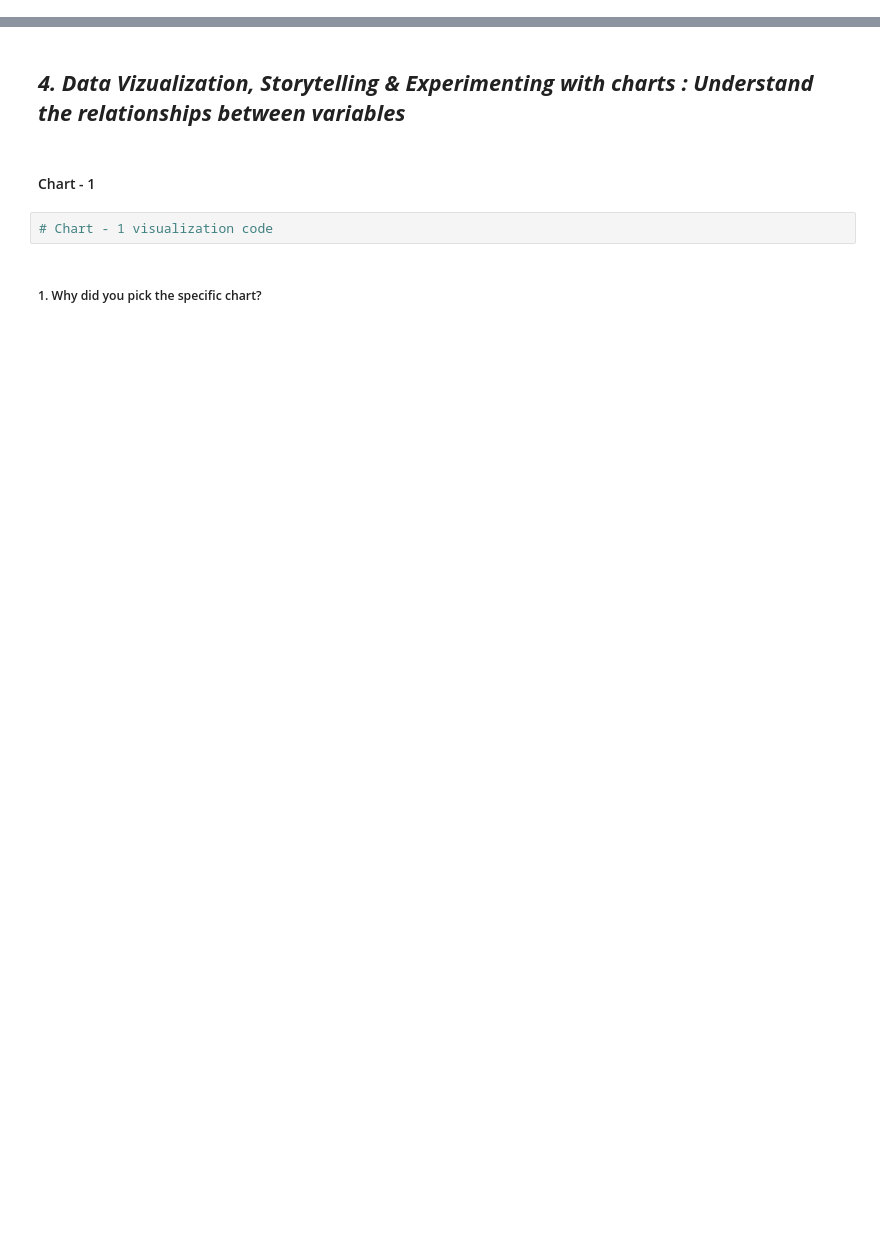
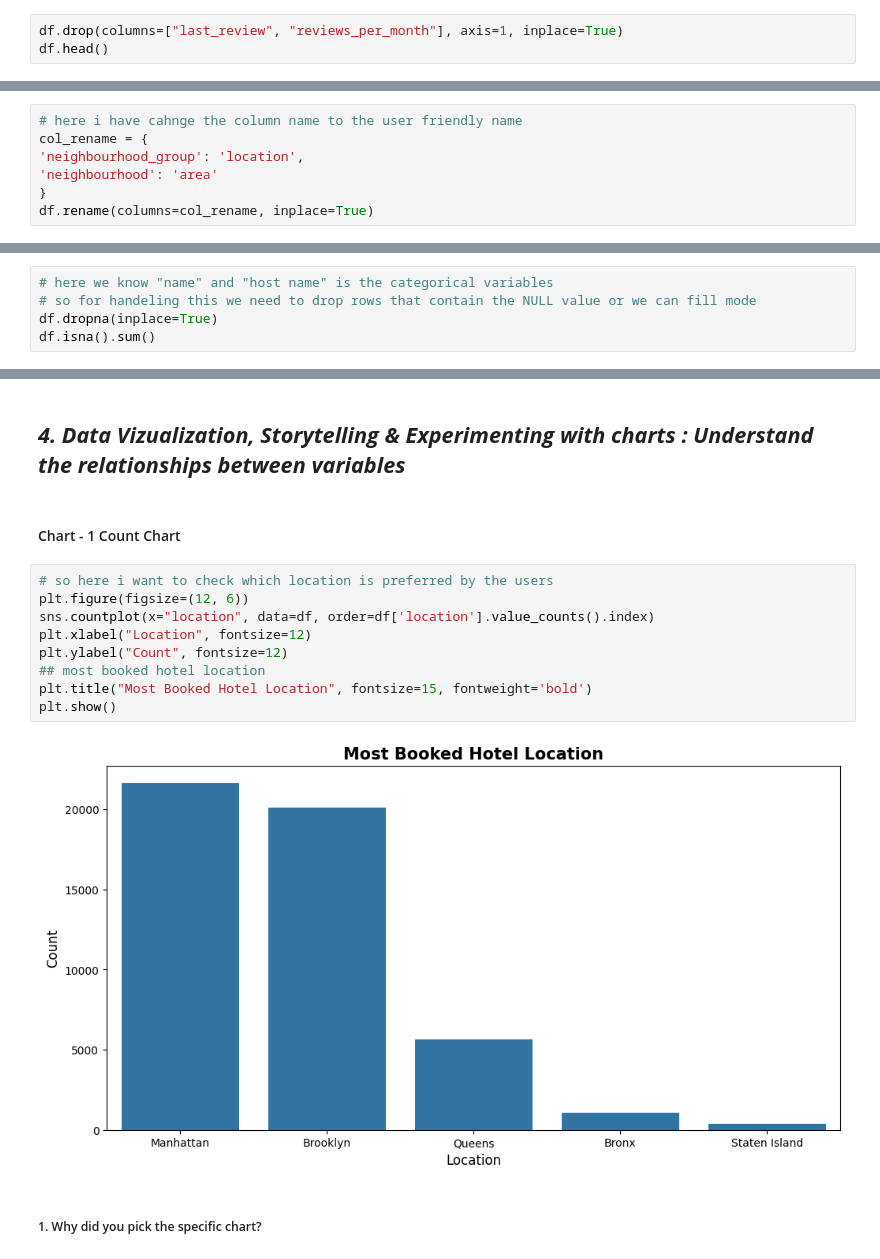
Before and after one commit to skanaujiya/AirBnb-Bookings-Analysis, a Jupyter notebook: src/notebook/airBnb_EDA.ipynb, the cells around one changed output, grey strips where cells are left out. Cells and saved outputs as stored; diff of their text form; blank space fills up the shorter version.

```diff
--- a/src/notebook/airBnb_EDA.ipynb
+++ b/src/notebook/airBnb_EDA.ipynb
@@ -231,0 +304,3 @@ Answer Here
+# %%
+df.drop(columns=["last_review", "reviews_per_month"], axis=1, inplace=True)
+df.head()
@@ -231,0 +316,7 @@ Answer Here
+# %%
+# here i have cahnge the column name to the user friendly name
+col_rename = {
+'neighbourhood_group': 'location',
+'neighbourhood': 'area'
+}
+df.rename(columns=col_rename, inplace=True)
@@ -231,0 +343,5 @@ Answer Here
+# %%
+# here we know "name" and "host name" is the categorical variables
+# so for handeling this we need to drop rows that contain the NULL value or we can fill mode
+df.dropna(inplace=True)
+df.isna().sum()
@@ -236,8 +387,17 @@ Answer Here.
 # %% [markdown]
 ## ***4. Data Vizualization, Storytelling & Experimenting with charts : Understand the relationships between variables***
 # %% [markdown]
-#### Chart - 1
+#### Chart - 1 Count Chart
-# %%
-# Chart - 1 visualization code
+# %%
+# so here i want to check which location is preferred by the users
+plt.figure(figsize=(12, 6))
+sns.countplot(x="location", data=df, order=df['location'].value_counts().index)
+plt.xlabel("Location", fontsize=12)
+plt.ylabel("Count", fontsize=12)
+## most booked hotel location
+plt.title("Most Booked Hotel Location", fontsize=15, fontweight='bold')
+plt.show()
+# %% [output]
+[figure, added]
 # %% [markdown]
 ##### 1. Why did you pick the specific chart?
```
Also changed, not shown: parts of 111 cells of this notebook.
